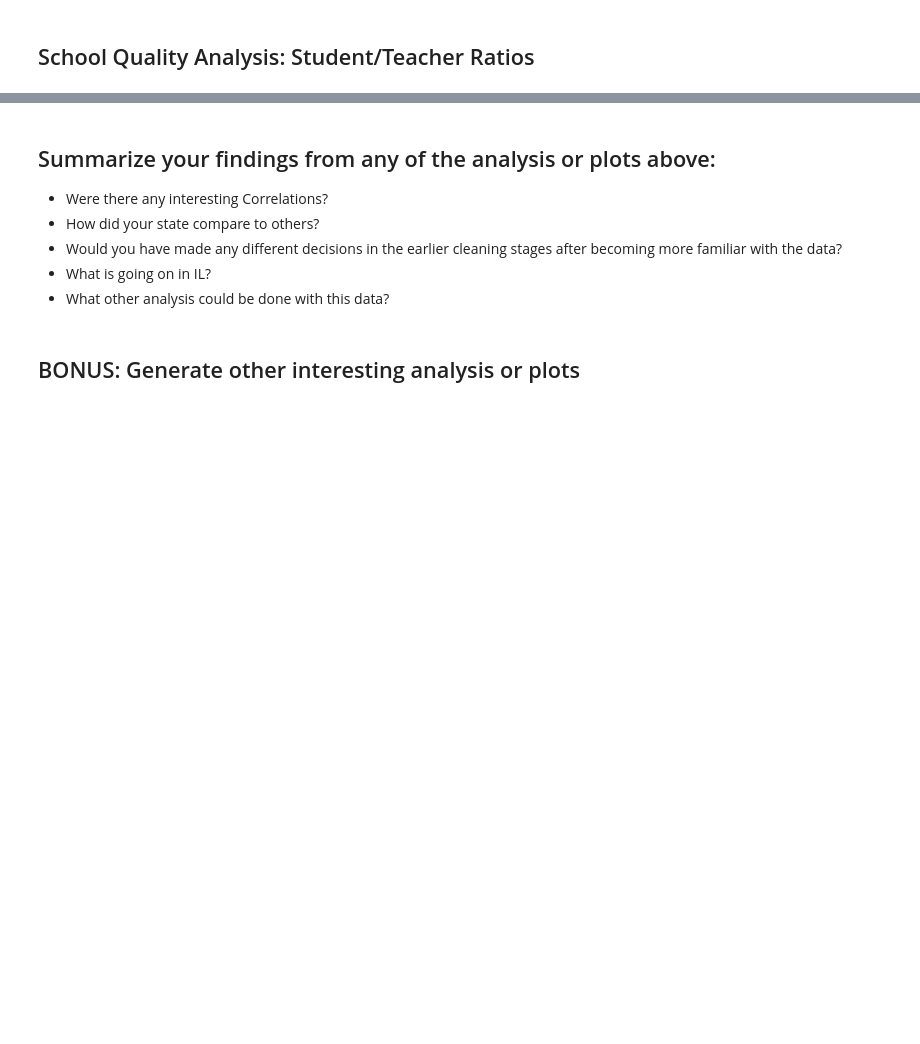
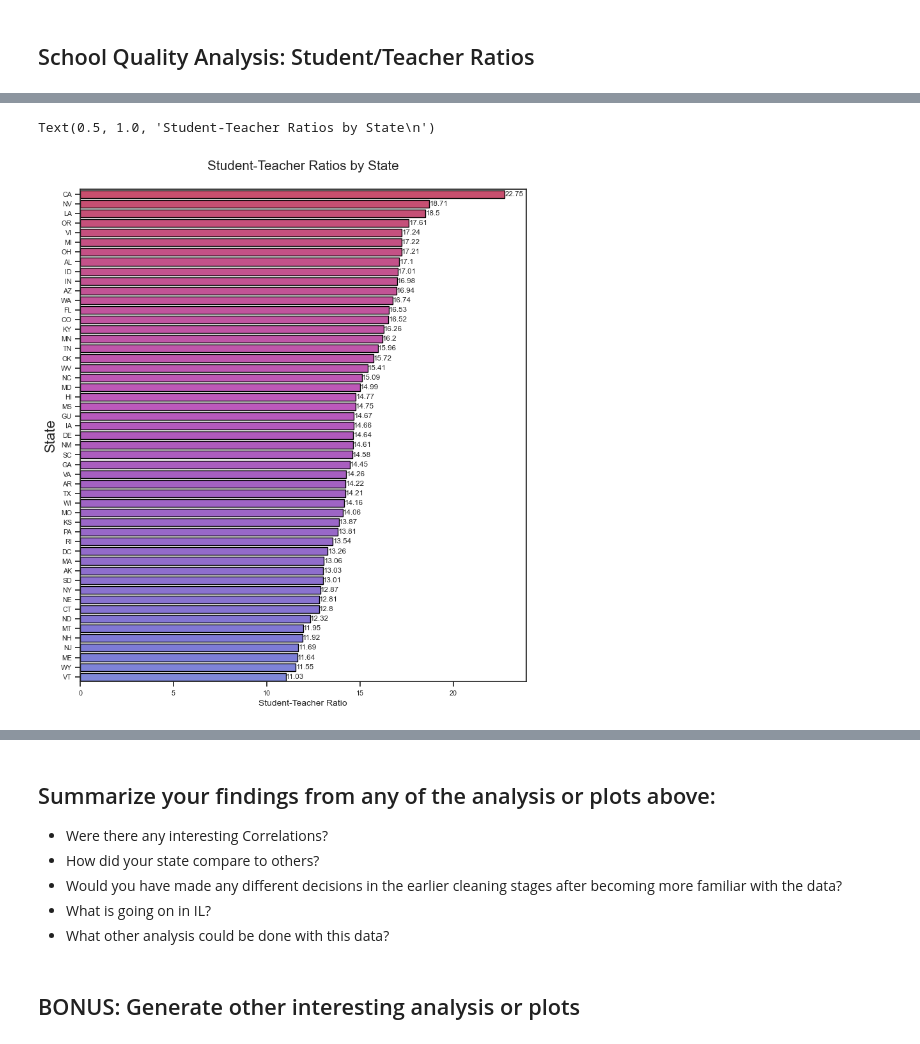
Before and after one commit to marko-londo/Schools-Analysis, a Jupyter notebook: public_school_analysis.ipynb, the cells around one changed output, grey strips where cells are left out. Saved outputs shown, nothing was run; the diff lists cells and outputs as text; code cells hidden in the pictures; blank space fills up the shorter version.

```diff
--- a/public_school_analysis.ipynb
+++ b/public_school_analysis.ipynb
@@ -369,3 +384,10 @@ contiguous.plot.scatter(x="LONCOD", y="LATCOD", figsize=(8,5))
 # %%
 # Use the dataframe that has filtered out the outliers in Student Teacher Ratio and group by state and get the average
 # Show the highest 5 Student/Teacher ratios and lowest 5 Student/Teacher ratios as well as the average for your state
+
+ratio_by_state = stuteratio_filtered.groupby("LSTATE")["STUTERATIO"].mean().reset_index()
+merged = pd.merge(stuteratio_filtered, ratio_by_state, on="LSTATE")
+
+# Lowest student teacher ratios:
+ratio_by_state = ratio_by_state.sort_values(by="STUTERATIO")
+ratio_by_state.head()
@@ -385,0 +431,3 @@ contiguous.plot.scatter(x="LONCOD", y="LATCOD", figsize=(8,5))
+# %%
+ratio_by_state.rename(columns={"LSTATE": "State", "STUTERATIO": "Student_Teacher_Ratio"},inplace=True,)
+ratio_by_state.head()
@@ -385,0 +441,5 @@ contiguous.plot.scatter(x="LONCOD", y="LATCOD", figsize=(8,5))
+# %%
+# Round floats
+
+ratio_by_state = ratio_by_state.round({"Student_Teacher_Ratio":2})
+ratio_by_state.head()
@@ -385,0 +453,28 @@ contiguous.plot.scatter(x="LONCOD", y="LATCOD", figsize=(8,5))
+# %%
+# Plot the states ratios in descending order
+ratio_by_state.sort_values('Student_Teacher_Ratio',ascending = False, inplace=True)
+
+# Custom chart color
+
+colors = ["#DB3B64", "#DA3B6A", "#D93C6F", "#D93C75", "#D83D7A", "#D73E80", "#D73E85", "#D63F8A",
+        "#D6408F", "#D54094", "#D44199", "#D4419E", "#D342A3", "#D243A7", "#D243AC", "#D144B1",
+        "#D144B5", "#D045B9", "#CF46BE", "#CF46C2", "#CE47C6", "#CE48CA", "#CC48CD", "#C749CC",
+        "#C249CC", "#BD4ACB", "#B94BCC", "#B64DCE", "#B24ECF", "#AE4FD0", "#AA51D2", "#A752D3",
+        "#A354D4", "#9F55D5", "#9C57D7", "#9858D8", "#945AD9", "#915BDA", "#8D5DDB", "#895EDD",
+        "#8660DE", "#8262DF", "#7F63E0", "#7C65E1", "#7866E2", "#7568E3", "#726AE4", "#6F6CE5",
+        "#6D6FE6", "#6F75E7", "#717CE8"]
+colors_simple = ["#DB3B64","#D6408F","#D144B5","#C249CC","#A354D4"]
+colors_simple2 = reversed(colors_simple)
+
+sns.set_palette(colors)
+sns.set(font_scale=0.7, style="ticks")
+plt.subplots(figsize=(9, 10))
+chart = sns.barplot(data=ratio_by_state, x="Student_Teacher_Ratio",y="State", palette=sns.color_palette(colors, 51), edgecolor="black")
+for i in chart.containers:
+    chart.bar_label(i)
+plt.xlabel('Student-Teacher Ratio', fontsize=10);
+plt.ylabel('State', fontsize=16);
+plt.title('Student-Teacher Ratios by State\n', fontsize=15)
+# %% [output]
+Text(0.5, 1.0, 'Student-Teacher Ratios by State\n')
+[figure, added]
```
Also changed, not shown: parts of 27 cells of this notebook.
